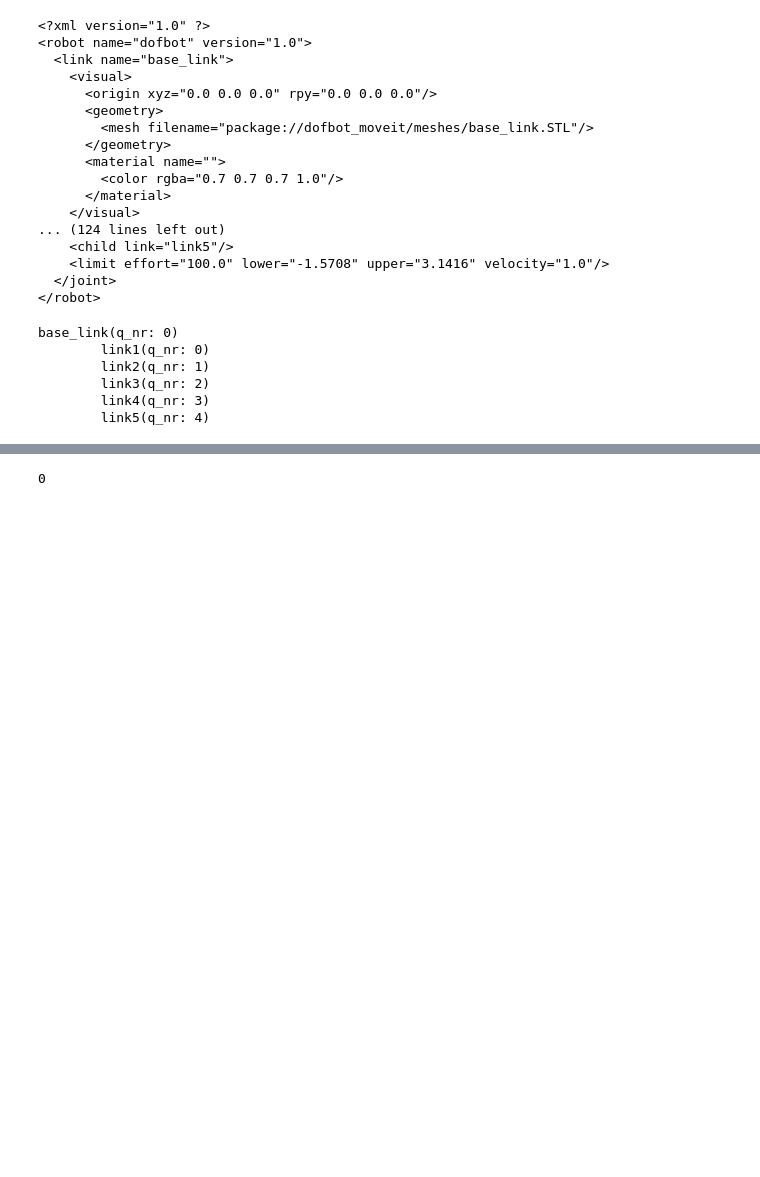
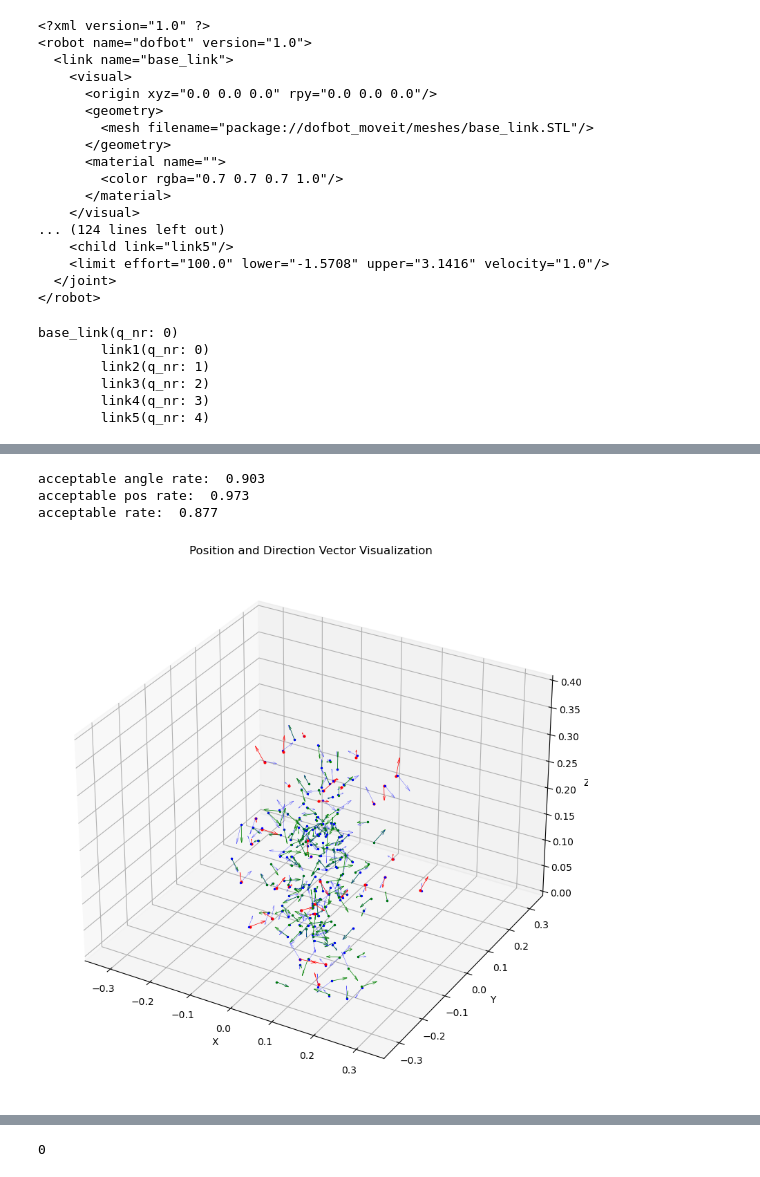
Before and after one commit to XHao1997/robotarm_sim, a Jupyter notebook: kinematics_test.ipynb, the cells around one changed output, grey strips where cells are left out. Cells and saved outputs as stored; diff of their text form; code cells hidden in the pictures; blank space fills up the shorter version.

```diff
--- a/kinematics_test.ipynb
+++ b/kinematics_test.ipynb
@@ -138,7 +154,7 @@ end_effector_pose = kdl.Frame()
 # Calculate forward kinematics
 fk_solver.JntToCart(q, end_effector_pose)
 # Create the inverse kinematics solver
-ik_solver = kdl.ChainIkSolverPos_LMA(chain,eps=1e-3,maxiter=10000)
+ik_solver = kdl.ChainIkSolverPos_LMA(chain,eps=1e-4,maxiter=10000)
 
 # Desired end-effector pose
 
@@ -149,11 +165,7 @@ q_int = kdl.JntArray(5)
 q_int[0]  = -np.arctan2(desired_pose.p[0], desired_pose.p[1])
 # Calculate inverse kinematics
 status = ik_solver.CartToJnt(q_int, desired_pose, solution)
-# while status != 0:
-#     q_int[1]  = np.random.uniform(low=-np.pi/2, high=np.pi/2)
-#     q_int[2]  = np.random.uniform(low=-np.pi/2, high=np.pi/2)
-#     q_int[3]  = np.random.uniform(low=-np.pi/2, high=np.pi/2)
-#     status = ik_solver.CartToJnt(q_int, desired_pose, solution)
+
 print(status)
 if status >= 0:
     print("Solution found!")
@@ -169 +181,13 @@ Solution found!
+# %%
+solutions = []
+error_codes = []
+pos_diffs = []
+angle_diffs = []
+desired_pose_list = []
+def kdl_to_np(M):
+    R_np = np.zeros([3,3])
+    for i in range(3):
+        for j in range(3):
+            R_np[i,j] = M[i,j]
+    return R_np
 # %%
@@ -176,3 +257,63 @@ desired_pose
+# %%
+print("acceptable angle rate: ", acceptable_angle_rate)
+print("acceptable pos rate: ", acceptable_pos_rate)
+print("acceptable rate: ", acceptable_rate)
+# %% [output]
+acceptable angle rate:  0.903
+acceptable pos rate:  0.973
+acceptable rate:  0.877
+# %%
+import numpy as np
+import matplotlib.pyplot as plt
+# Enable interactive plots
+%matplotlib inline
+from mpl_toolkits.mplot3d import Axes3D
+
+# Create a Matplotlib figure and 3D axis with adjusted size
+fig = plt.figure(figsize=(10, 10),dpi=100)
+ax = fig.add_subplot(111, projection='3d')
+
+# Define the position and direction vectors
+for desired_pose in desired_pose_list[:200]:
+    pos = np.array([desired_pose.p[0], desired_pose.p[1], desired_pose.p[2]])  # Position vector
+    rot = kdl_to_np(desired_pose.M)
+    rotvec = R.from_matrix(rot).as_rotvec()
+    direction = rotvec  # Direction vector
+    # Plot the position vector as a point
+    ax.scatter(pos[0], pos[1], pos[2], color='blue', s = 2,alpha=1)
+    # Plot the direction vector as an arrow starting from the position
+    ax.quiver(pos[0], pos[1], pos[2], direction[0], direction[1], direction[2], color='blue', length=0.012,linewidth=0.2)
+for index, solution in enumerate(solutions[:200]):
+    pose = kdl.Frame()
+    fk_solver.JntToCart(solution, pose)
+    pos = np.array([pose.p[0], pose.p[1], pose.p[2]])  # Position vector
+    rot = kdl_to_np(pose.M)
+    rotvec = R.from_matrix(rot).as_rotvec()
+    direction = rotvec  # Direction vector
+    # Plot the position vector as a point
+    if pos_diffs[index]<0.005 and angle_diffs[index]<np.pi/4:
+        ax.scatter(pos[0], pos[1], pos[2], color='green', s = 2,alpha=1)
+        # Plot the direction vector as an arrow starting from the position
+        ax.quiver(pos[0], pos[1], pos[2], direction[0], direction[1], direction[2], color='green', length=0.012,linewidth=0.5)
+    else:
+        ax.scatter(pos[0], pos[1], pos[2], color='red', s = 4,alpha=1)
+        # Plot the direction vector as an arrow starting from the position
+        ax.quiver(pos[0], pos[1], pos[2], direction[0], direction[1], direction[2], color='red', length=0.012,linewidth=0.5)
+# Set labels and title
+ax.set_xlabel('X')
+ax.set_ylabel('Y')
+ax.set_zlabel('Z')
+ax.set_title('Position and Direction Vector Visualization')
+
+# Set limits for better visualization (optional)
+ax.set_xlim(-0.35, 0.35)
+ax.set_ylim(-0.35, 0.35)
+ax.set_zlim(0, 0.4)
+
+# Show plot
+plt.show()
+# %% [output]
+[figure, added]
 # %%
 fk_solver.JntToCart(solution, end_effector_pose )
 end_effector_pose
```
Also changed, not shown: parts of 12 cells of this notebook.
